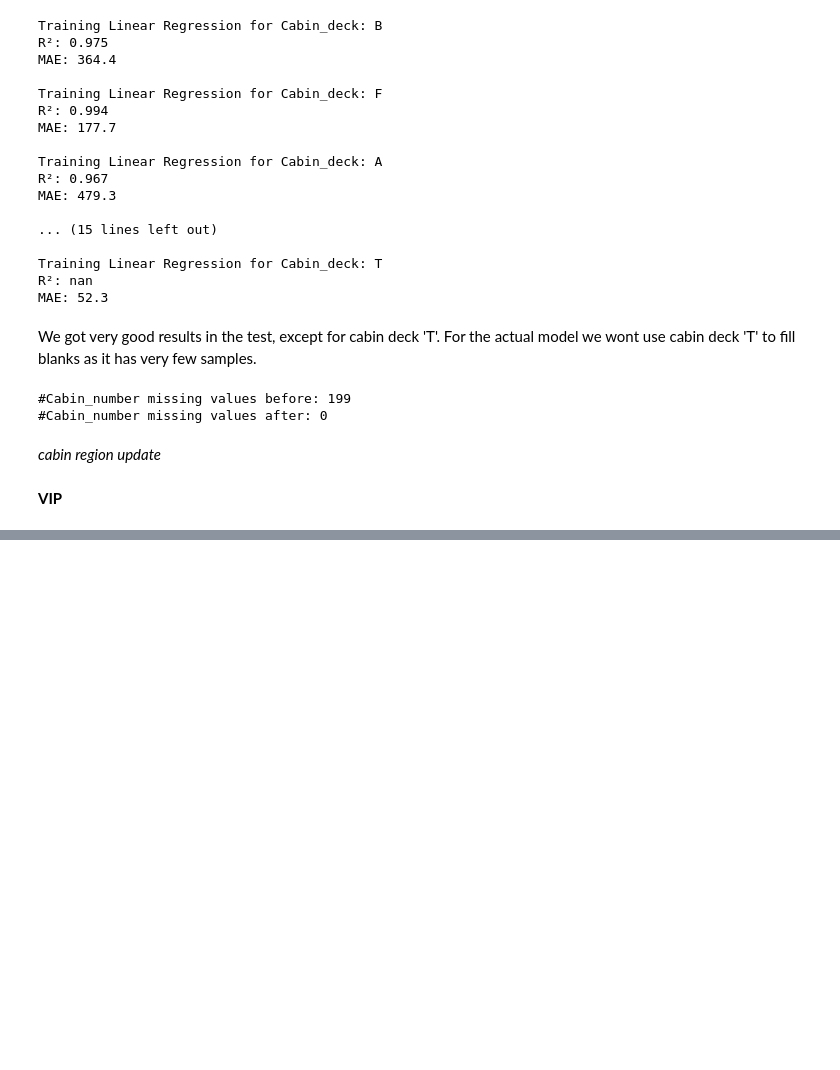
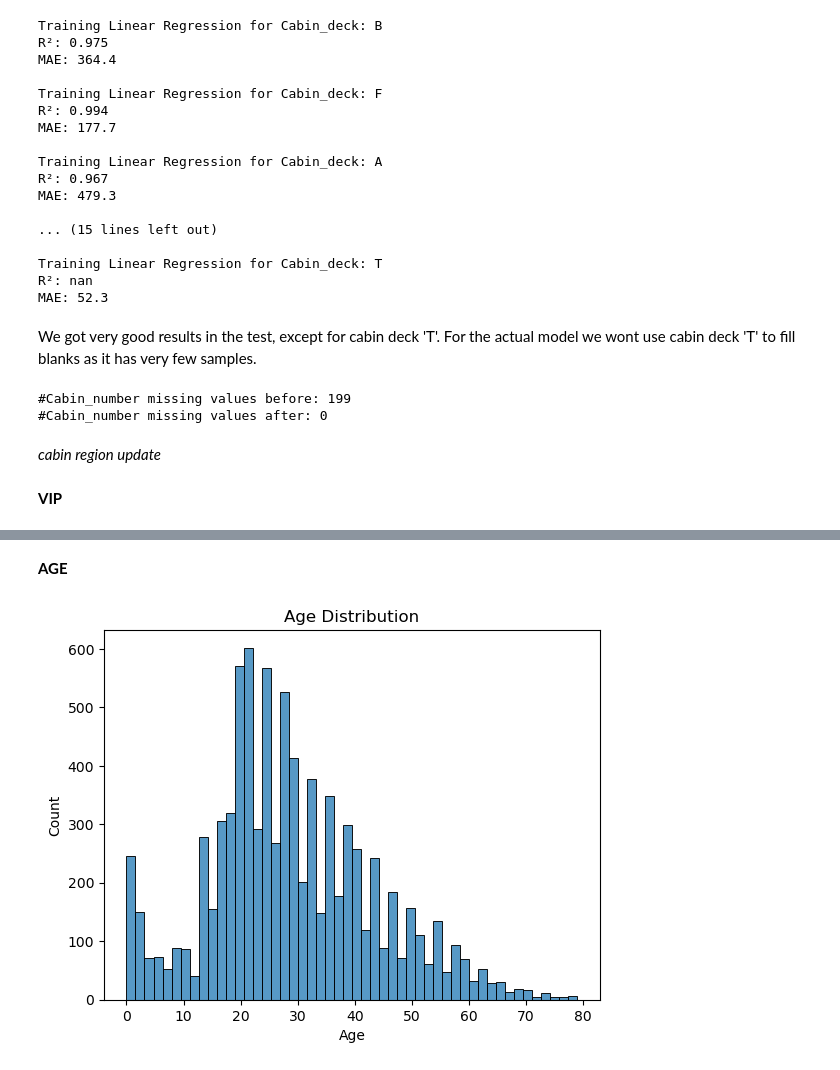
Before and after one commit to YarinArava/SpaceShipTitanic_FinalProject, a Jupyter notebook: Spaceship_Titanic_edited_2.ipynb, the cells around one changed output, grey strips where cells are left out. Saved outputs shown, nothing was run; the diff lists cells and outputs as text; code cells hidden in the pictures; blank space fills up the shorter version.

```diff
--- a/Spaceship_Titanic_edited_2.ipynb
+++ b/Spaceship_Titanic_edited_2.ipynb
@@ -1147,3 +1148,11 @@ False    8494
 True      199
 Name: count, dtype: int64
 #VIP missing values 0
+# %% [markdown]
+**AGE**
+# %%
+sns.histplot(df['Age'], bins=50)
+plt.title('Age Distribution')
+plt.show()
+# %% [output]
+[figure, added]
```
Also changed, not shown: parts of 24 cells of this notebook.
